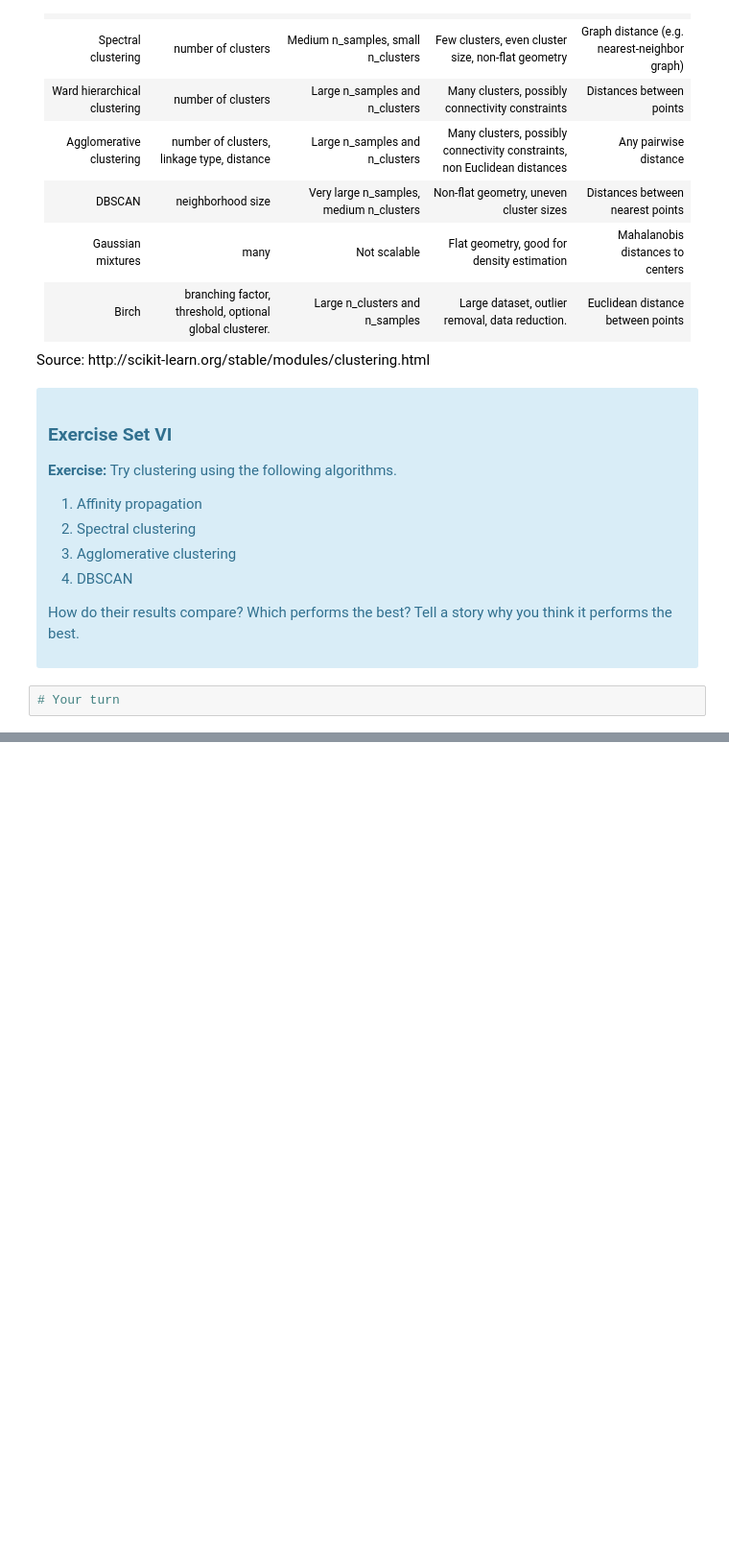
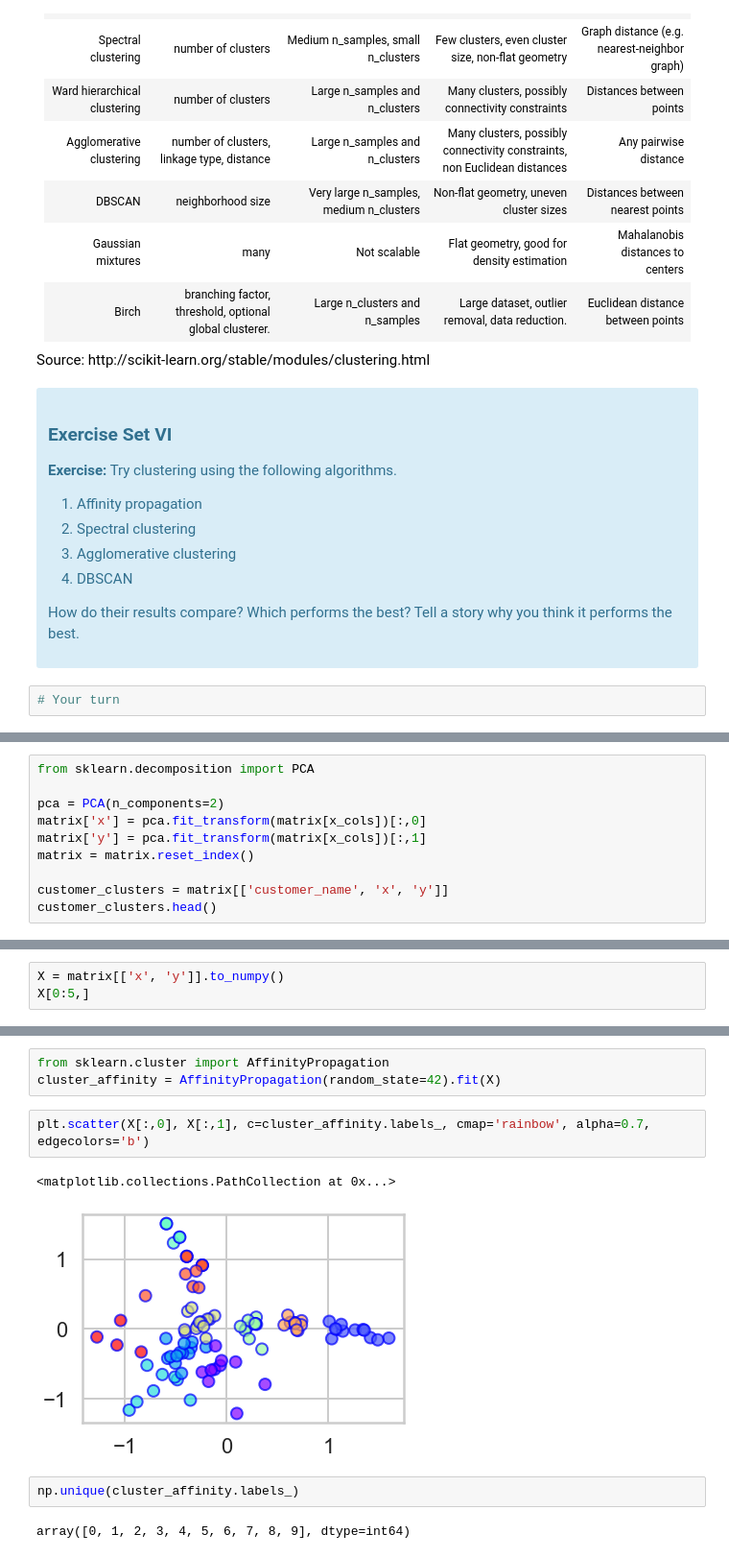
Before and after one commit to weboctave/mec-mini-projects, a Jupyter notebook: mec-16.2.6-clustering-mini-project/Mini_Project_Clustering.ipynb, the cells around one changed output, grey strips where cells are left out. Shown at 96% size. Cells and saved outputs as stored; diff of their text form; blank space fills up the shorter version.

```diff
--- a/mec-16.2.6-clustering-mini-project/Mini_Project_Clustering.ipynb
+++ b/mec-16.2.6-clustering-mini-project/Mini_Project_Clustering.ipynb
@@ -745,0 +756,10 @@ Source: http://scikit-learn.org/stable/modules/clustering.html
+# %%
+from sklearn.decomposition import PCA
+
+pca = PCA(n_components=2)
+matrix['x'] = pca.fit_transform(matrix[x_cols])[:,0]
+matrix['y'] = pca.fit_transform(matrix[x_cols])[:,1]
+matrix = matrix.reset_index()
+
+customer_clusters = matrix[['customer_name', 'x', 'y']]
+customer_clusters.head()
@@ -745,0 +773,3 @@ Source: http://scikit-learn.org/stable/modules/clustering.html
+# %%
+X = matrix[['x', 'y']].to_numpy()
+X[0:5,]
@@ -745,0 +786,12 @@ Source: http://scikit-learn.org/stable/modules/clustering.html
+# %%
+from sklearn.cluster import AffinityPropagation
+cluster_affinity = AffinityPropagation(random_state=42).fit(X)
+# %%
+plt.scatter(X[:,0], X[:,1], c=cluster_affinity.labels_, cmap='rainbow', alpha=0.7, edgecolors='b')
+# %% [output]
+<matplotlib.collections.PathCollection at 0x...>
+[figure, added]
+# %%
+np.unique(cluster_affinity.labels_)
+# %% [output]
+array([0, 1, 2, 3, 4, 5, 6, 7, 8, 9], dtype=int64)
```
Also changed, not shown: parts of 15 cells of this notebook.
